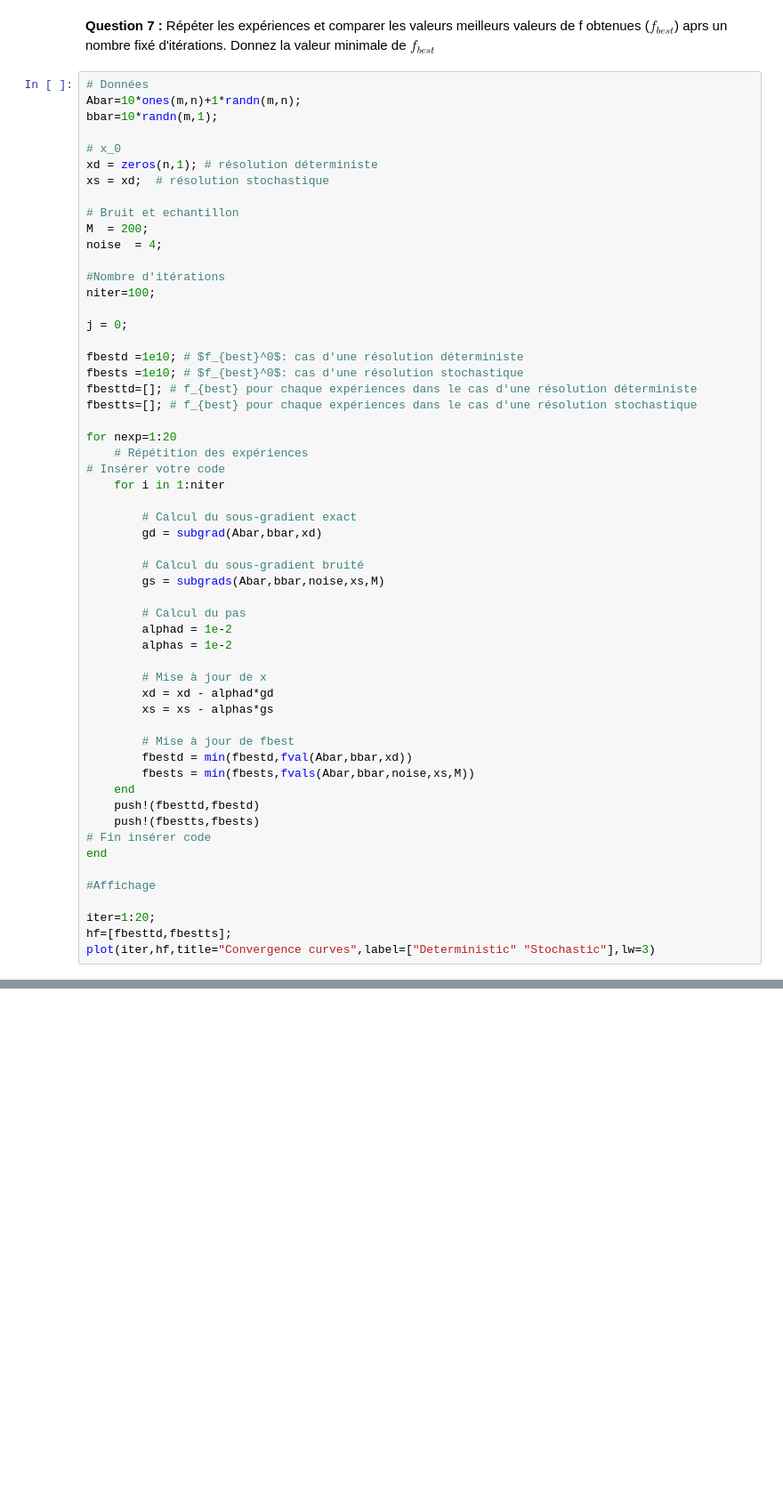
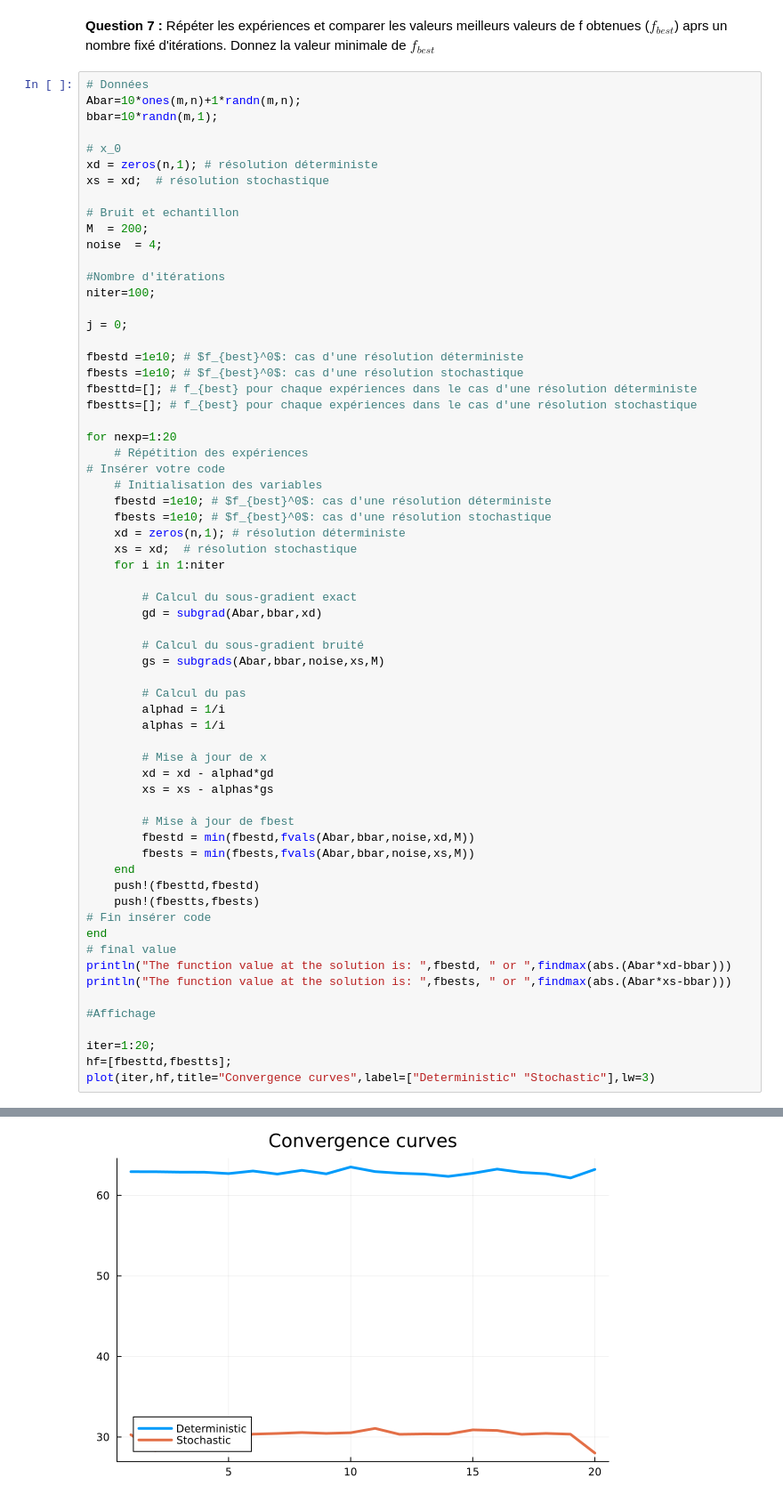
Before and after one commit to JedMoutahir/Travail-SN-ENSEEIHT, a Jupyter notebook: 2A/Optimisation2/TP2/TP_2_eleve.ipynb, the cells around one changed output, grey strips where cells are left out. Shown: that part at 89% size. Drawn from its saved outputs; the diff is of its cells as text; blank space fills up the shorter version.

```diff
--- a/2A/Optimisation2/TP2/TP_2_eleve.ipynb
+++ b/2A/Optimisation2/TP2/TP_2_eleve.ipynb
@@ -275,6 +315,11 @@ fbestts=[]; # f_{best} pour chaque expériences dans le cas d'une résolution st
 for nexp=1:20
     # Répétition des expériences
 # Insérer votre code
+    # Initialisation des variables
+    fbestd =1e10; # $f_{best}^0$: cas d'une résolution déterministe
+    fbests =1e10; # $f_{best}^0$: cas d'une résolution stochastique
+    xd = zeros(n,1); # résolution déterministe
+    xs = xd;  # résolution stochastique
     for i in 1:niter
 
         # Calcul du sous-gradient exact
@@ -284,24 +329,28 @@ for nexp=1:20
         gs = subgrads(Abar,bbar,noise,xs,M)
 
         # Calcul du pas
-        alphad = 1e-2
-        alphas = 1e-2
+        alphad = 1/i
+        alphas = 1/i
 
         # Mise à jour de x
         xd = xd - alphad*gd
         xs = xs - alphas*gs
 
         # Mise à jour de fbest
-        fbestd = min(fbestd,fval(Abar,bbar,xd))
+        fbestd = min(fbestd,fvals(Abar,bbar,noise,xd,M))
         fbests = min(fbests,fvals(Abar,bbar,noise,xs,M))
     end
     push!(fbesttd,fbestd)
     push!(fbestts,fbests)
 # Fin insérer code
 end
+# final value
+println("The function value at the solution is: ",fbestd, " or ",findmax(abs.(Abar*xd-bbar)))
+println("The function value at the solution is: ",fbests, " or ",findmax(abs.(Abar*xs-bbar)))
 
 #Affichage
 
 iter=1:20;
 hf=[fbesttd,fbestts];
 plot(iter,hf,title="Convergence curves",label=["Deterministic" "Stochastic"],lw=3)
+# %% [output]
@@ -307,0 +359 @@ plot(iter,hf,title="Convergence curves",label=["Deterministic" "Stochastic"],lw=
+[figure, added]
```
Also changed, not shown: parts of 8 cells of this notebook.
